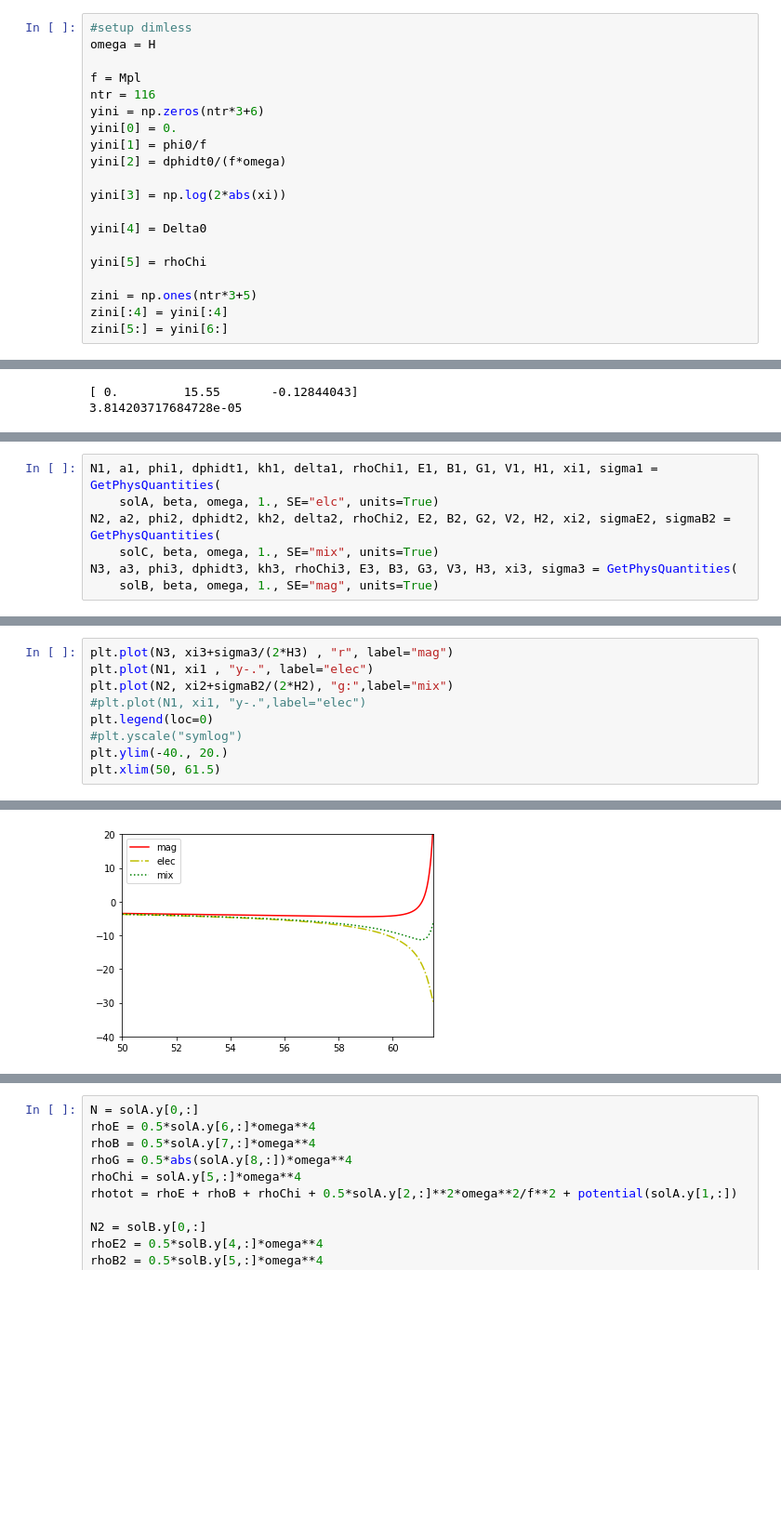
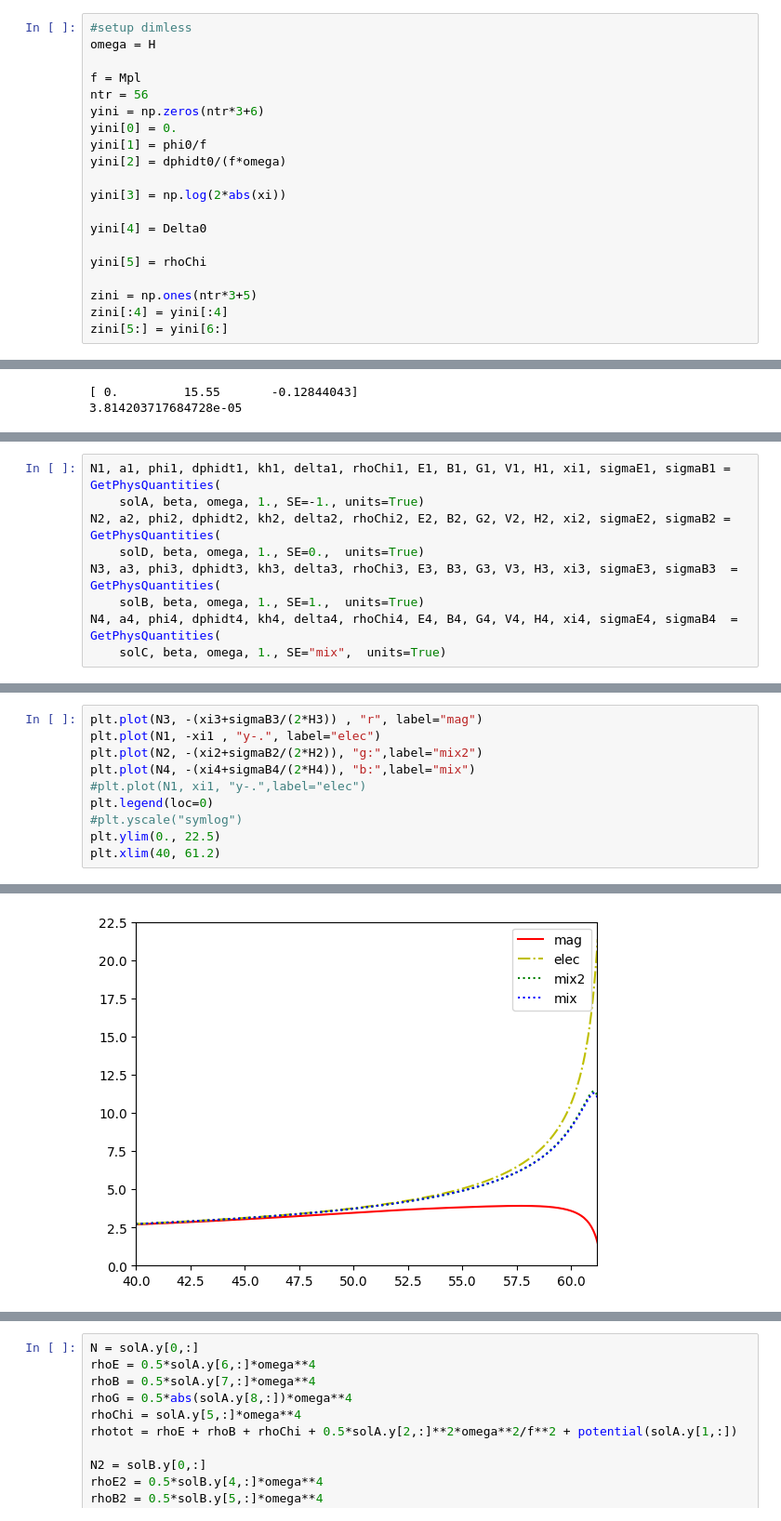
Before and after one commit to richard-von-eckardstein/GEFF, a Jupyter notebook: GradientExpansionCode_Dimless.ipynb, the cells around one changed output, grey strips where cells are left out. Shown at 93% size. Drawn from its saved outputs; the diff is of its cells as text; blank space fills up the shorter version.

```diff
--- a/GradientExpansionCode_Dimless.ipynb
+++ b/GradientExpansionCode_Dimless.ipynb
@@ -951,7 +1056,7 @@ print(H**4)
 omega = H
 
 f = Mpl
-ntr = 116
+ntr = 56
 yini = np.zeros(ntr*3+6)
 yini[0] = 0.
 yini[1] = phi0/f
@@ -1064,8 +1361,10 @@ mag
 # %%
-N1, a1, phi1, dphidt1, kh1, delta1, rhoChi1, E1, B1, G1, V1, H1, xi1, sigma1 = GetPhysQuantities(
-    solA, beta, omega, 1., SE="elc", units=True)
+N1, a1, phi1, dphidt1, kh1, delta1, rhoChi1, E1, B1, G1, V1, H1, xi1, sigmaE1, sigmaB1 = GetPhysQuantities(
+    solA, beta, omega, 1., SE=-1., units=True)
 N2, a2, phi2, dphidt2, kh2, delta2, rhoChi2, E2, B2, G2, V2, H2, xi2, sigmaE2, sigmaB2 = GetPhysQuantities(
-    solC, beta, omega, 1., SE="mix", units=True)
-N3, a3, phi3, dphidt3, kh3, rhoChi3, E3, B3, G3, V3, H3, xi3, sigma3 = GetPhysQuantities(
-    solB, beta, omega, 1., SE="mag", units=True)
+    solD, beta, omega, 1., SE=0.,  units=True)
+N3, a3, phi3, dphidt3, kh3, delta3, rhoChi3, E3, B3, G3, V3, H3, xi3, sigmaE3, sigmaB3  = GetPhysQuantities(
+    solB, beta, omega, 1., SE=1.,  units=True)
+N4, a4, phi4, dphidt4, kh4, delta4, rhoChi4, E4, B4, G4, V4, H4, xi4, sigmaE4, sigmaB4  = GetPhysQuantities(
+    solC, beta, omega, 1., SE="mix",  units=True)
 # %% [output]
@@ -1114,10 +1375,11 @@ plt.show()
 # %%
-plt.plot(N3, xi3+sigma3/(2*H3) , "r", label="mag")
-plt.plot(N1, xi1 , "y-.", label="elec")
-plt.plot(N2, xi2+sigmaB2/(2*H2), "g:",label="mix")
+plt.plot(N3, -(xi3+sigmaB3/(2*H3)) , "r", label="mag")
+plt.plot(N1, -xi1 , "y-.", label="elec")
+plt.plot(N2, -(xi2+sigmaB2/(2*H2)), "g:",label="mix2")
+plt.plot(N4, -(xi4+sigmaB4/(2*H4)), "b:",label="mix")
 #plt.plot(N1, xi1, "y-.",label="elec")
 plt.legend(loc=0)
 #plt.yscale("symlog")
-plt.ylim(-40., 20.)
-plt.xlim(50, 61.5)
+plt.ylim(0., 22.5)
+plt.xlim(40, 61.2)
 # %% [output]
@@ -1125,2 +1387,2 @@ plt.xlim(50, 61.5)
-[figure, old version]
+[figure, new version]
 # %%
```
Also changed, not shown: parts of 21 cells of this notebook, 1 other file.
